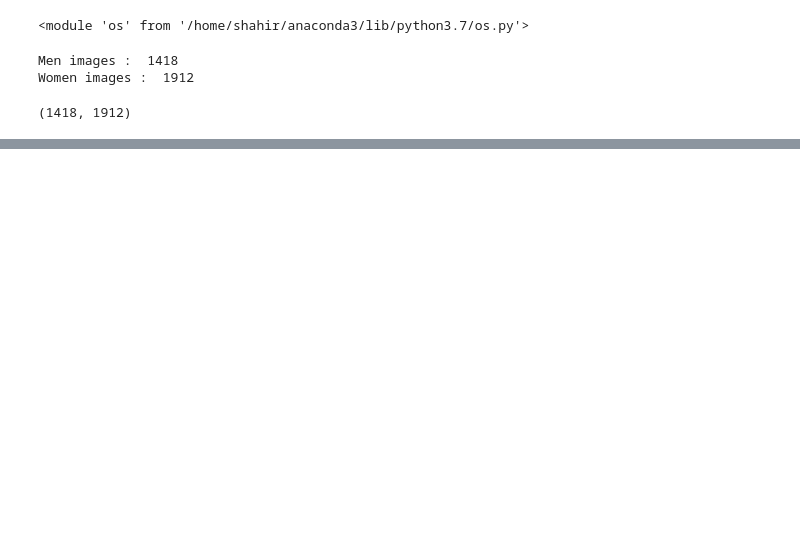
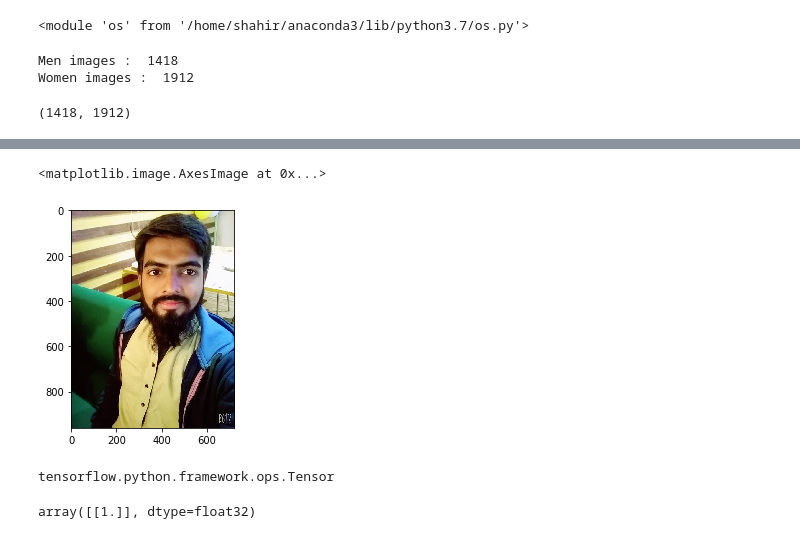
Before and after one commit to ShahirZain/menWomenClassification, a Jupyter notebook: Men Women Classification using keras.ipynb, the cells around one changed output, grey strips where cells are left out. Cells and saved outputs as stored; diff of their text form; code cells hidden in the pictures; blank space fills up the shorter version.

```diff
--- a/Men Women Classification using keras.ipynb
+++ b/Men Women Classification using keras.ipynb
@@ -90,0 +214,10 @@ for fname in fnames:
+# %%
+plt.imshow(imgsarr)
+# %% [output]
+<matplotlib.image.AxesImage at 0x...>
+[figure, added]
+# %%
+img = tf.image.resize(imgs,(256,256))
+type(img)
+# %% [output]
+tensorflow.python.framework.ops.Tensor
@@ -90,0 +230,4 @@ for fname in fnames:
+# %%
+res
+# %% [output]
+array([[1.]], dtype=float32)
```
Also changed, not shown: parts of 14 cells of this notebook, 2 other files.
